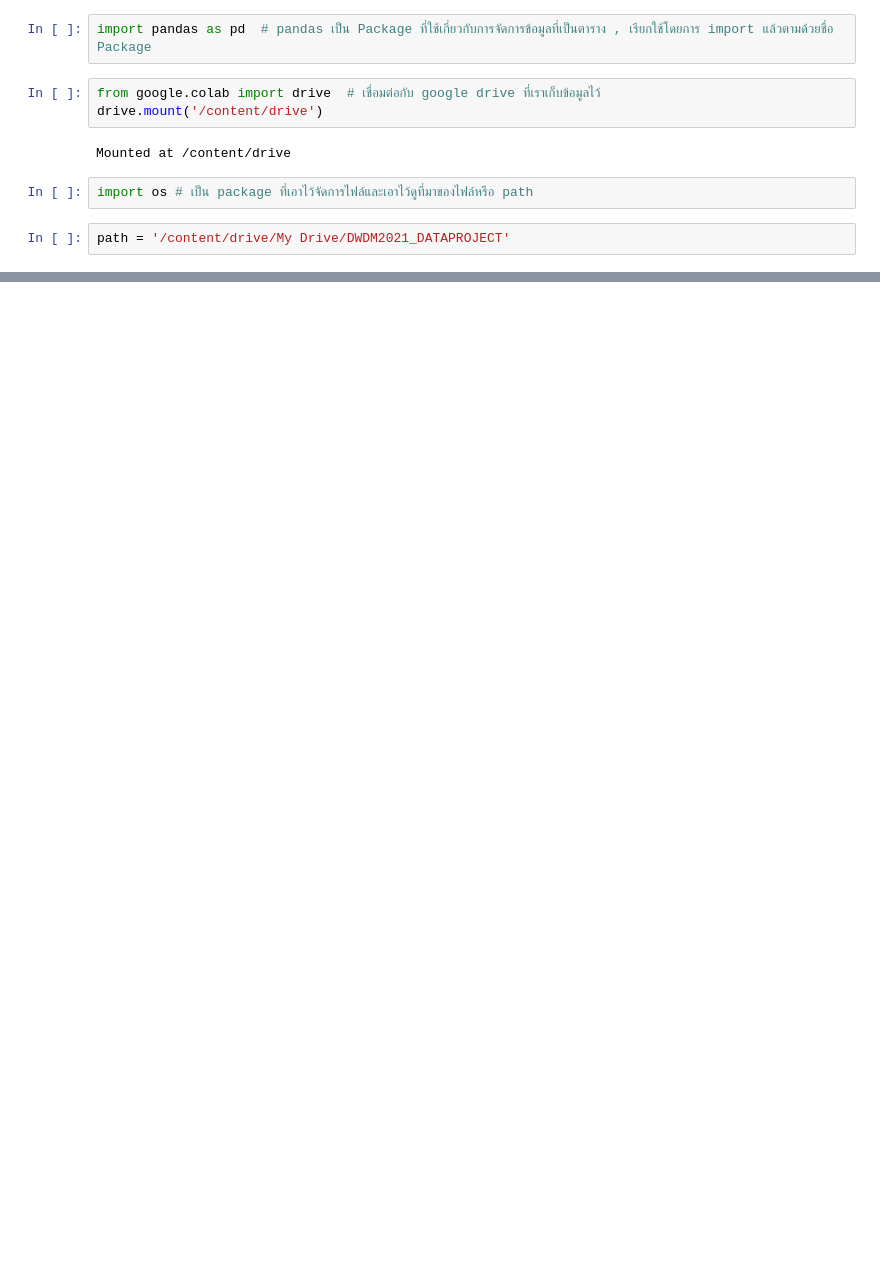
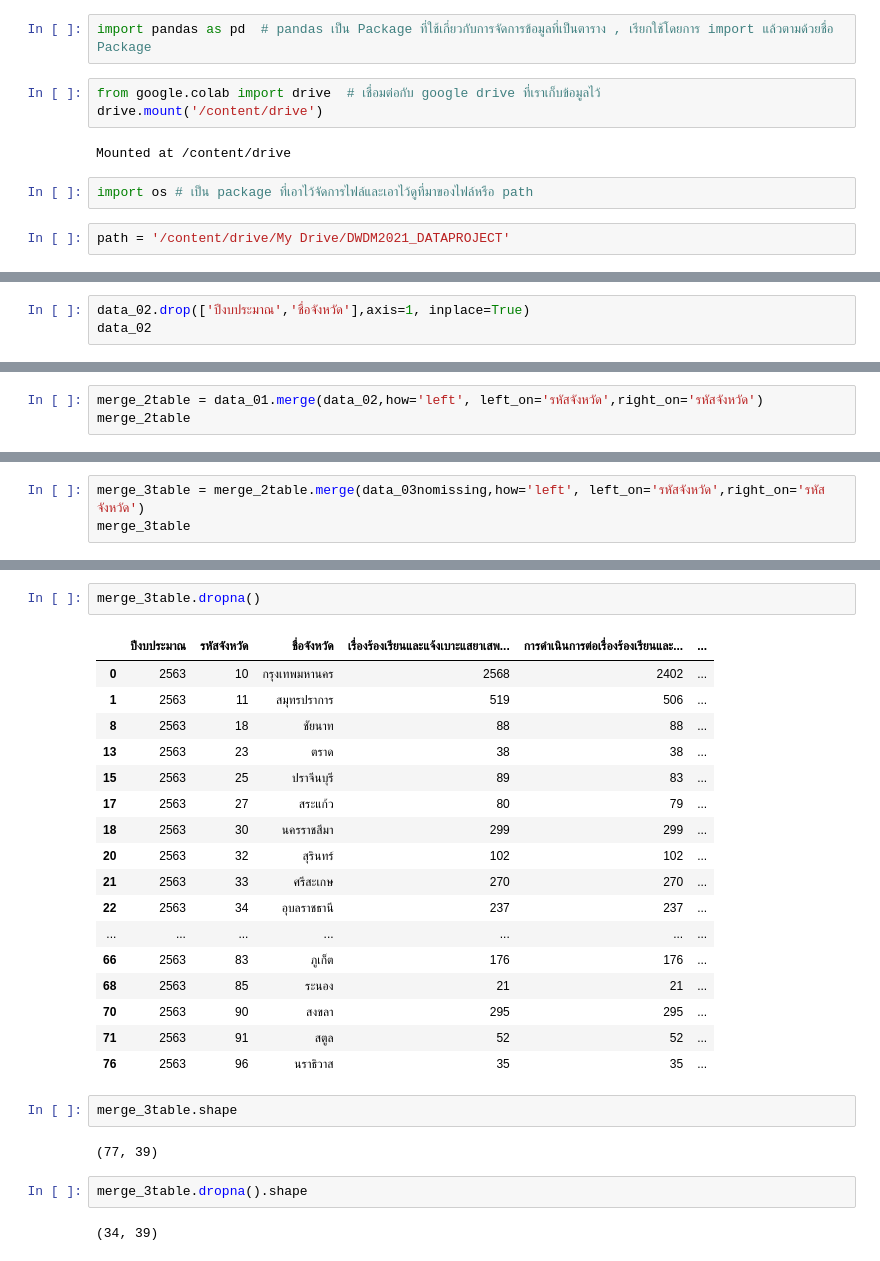
Before and after one commit to Wikanda-Hongboonmee/DWDM21, a Jupyter notebook: Project_DWDM.ipynb, the cells around one changed output, grey strips where cells are left out. Cells and saved outputs as stored; diff of their text form; blank space fills up the shorter version.

```diff
--- a/Project_DWDM.ipynb
+++ b/Project_DWDM.ipynb
@@ -247,0 +261,3 @@ dtype: bool
+# %%
+data_02.drop(['ปีงบประมาณ','ชื่อจังหวัด'],axis=1, inplace=True)
+data_02
@@ -247,0 +278,3 @@ dtype: bool
+# %%
+merge_2table = data_01.merge(data_02,how='left', left_on='รหัสจังหวัด',right_on='รหัสจังหวัด')
+merge_2table
@@ -247,0 +359,3 @@ dtype: bool
+# %%
+merge_3table = merge_2table.merge(data_03nomissing,how='left', left_on='รหัสจังหวัด',right_on='รหัสจังหวัด')
+merge_3table
@@ -247,0 +412,28 @@ dtype: bool
+# %%
+merge_3table.dropna()
+# %% [output]
+|  | ปีงบประมาณ | รหัสจังหวัด | ชื่อจังหวัด | เรื่องร้องเรียนและแจ้งเบาะแสยาเสพ... | การดำเนินการต่อเรื่องร้องเรียนและ... | ... |
+| 0 | 2563 | 10 | กรุงเทพมหานคร | 2568 | 2402 | ... |
+| 1 | 2563 | 11 | สมุทรปราการ | 519 | 506 | ... |
+| 8 | 2563 | 18 | ชัยนาท | 88 | 88 | ... |
+| 13 | 2563 | 23 | ตราด | 38 | 38 | ... |
+| 15 | 2563 | 25 | ปราจีนบุรี | 89 | 83 | ... |
+| 17 | 2563 | 27 | สระแก้ว | 80 | 79 | ... |
+| 18 | 2563 | 30 | นครราชสีมา | 299 | 299 | ... |
+| 20 | 2563 | 32 | สุรินทร์ | 102 | 102 | ... |
+| 21 | 2563 | 33 | ศรีสะเกษ | 270 | 270 | ... |
+| 22 | 2563 | 34 | อุบลราชธานี | 237 | 237 | ... |
+| ... | ... | ... | ... | ... | ... | ... |
+| 66 | 2563 | 83 | ภูเก็ต | 176 | 176 | ... |
+| 68 | 2563 | 85 | ระนอง | 21 | 21 | ... |
+| 70 | 2563 | 90 | สงขลา | 295 | 295 | ... |
+| 71 | 2563 | 91 | สตูล | 52 | 52 | ... |
+| 76 | 2563 | 96 | นราธิวาส | 35 | 35 | ... |
+# %%
+merge_3table.shape
+# %% [output]
+(77, 39)
+# %%
+merge_3table.dropna().shape
+# %% [output]
+(34, 39)
```
Also changed, not shown: parts of 48 cells of this notebook.
